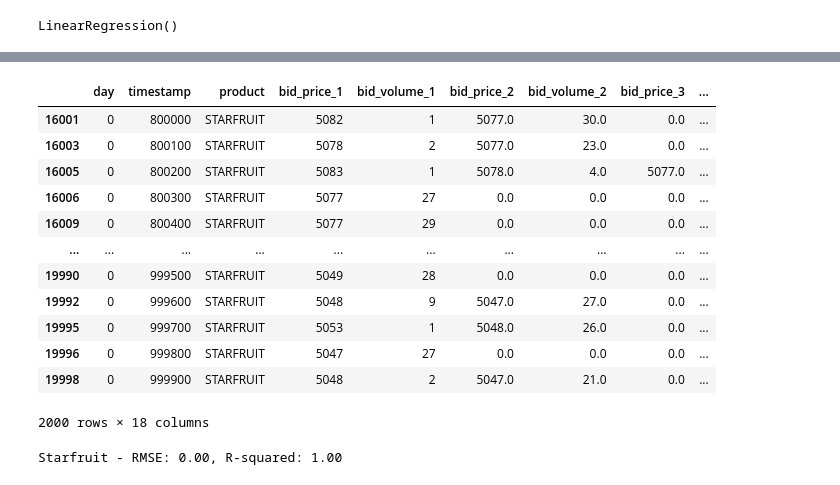
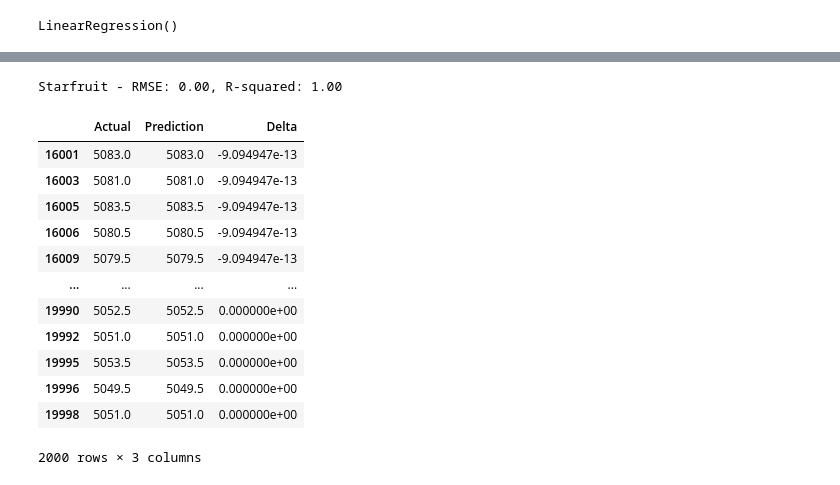
Before and after one commit to albertbw011/IMCProsperity, a Jupyter notebook: IMC Data.ipynb, the cells around one changed output, grey strips where cells are left out. Drawn from its saved outputs; the diff is of its cells as text; code cells hidden in the pictures.

```diff
--- a/IMC Data.ipynb
+++ b/IMC Data.ipynb
@@ -108,25 +63,26 @@ train_df
-# %%
-test_df
-# %% [output]
-|  | day | timestamp | product | bid_price_1 | bid_volume_1 | bid_price_2 | bid_volume_2 | bid_price_3 | ... |
-| 16001 | 0 | 800000 | STARFRUIT | 5082 | 1 | 5077.0 | 30.0 | 0.0 | ... |
-| 16003 | 0 | 800100 | STARFRUIT | 5078 | 2 | 5077.0 | 23.0 | 0.0 | ... |
-| 16005 | 0 | 800200 | STARFRUIT | 5083 | 1 | 5078.0 | 4.0 | 5077.0 | ... |
-| 16006 | 0 | 800300 | STARFRUIT | 5077 | 27 | 0.0 | 0.0 | 0.0 | ... |
-| 16009 | 0 | 800400 | STARFRUIT | 5077 | 29 | 0.0 | 0.0 | 0.0 | ... |
-| ... | ... | ... | ... | ... | ... | ... | ... | ... | ... |
-| 19990 | 0 | 999500 | STARFRUIT | 5049 | 28 | 0.0 | 0.0 | 0.0 | ... |
-| 19992 | 0 | 999600 | STARFRUIT | 5048 | 9 | 5047.0 | 27.0 | 0.0 | ... |
-| 19995 | 0 | 999700 | STARFRUIT | 5053 | 1 | 5048.0 | 26.0 | 0.0 | ... |
-| 19996 | 0 | 999800 | STARFRUIT | 5047 | 27 | 0.0 | 0.0 | 0.0 | ... |
-| 19998 | 0 | 999900 | STARFRUIT | 5048 | 2 | 5047.0 | 21.0 | 0.0 | ... |
-2000 rows × 18 columns
 # %%
 X_test_starfruit = test_df[['mid_price', 'mid_price_ma5']]
 y_test_starfruit = test_df['mid_price']
 y_pred_starfruit = model_starfruit.predict(X_test_starfruit)
 rmse_starfruit = np.sqrt(mean_squared_error(y_test_starfruit, y_pred_starfruit))
 r2_starfruit = r2_score(y_test_starfruit, y_pred_starfruit)
 print(f"Starfruit - RMSE: {rmse_starfruit:.2f}, R-squared: {r2_starfruit:.2f}")
+
+comp_df = pd.DataFrame({'Actual': y_test_starfruit, 'Prediction': y_pred_starfruit})
+comp_df['Delta'] = comp_df['Actual'] - comp_df['Prediction']
+display(comp_df)
 # %% [output]
 Starfruit - RMSE: 0.00, R-squared: 1.00
+|  | Actual | Prediction | Delta |
+| 16001 | 5083.0 | 5083.0 | -9.094947e-13 |
+| 16003 | 5081.0 | 5081.0 | -9.094947e-13 |
+| 16005 | 5083.5 | 5083.5 | -9.094947e-13 |
+| 16006 | 5080.5 | 5080.5 | -9.094947e-13 |
+| 16009 | 5079.5 | 5079.5 | -9.094947e-13 |
+| ... | ... | ... | ... |
+| 19990 | 5052.5 | 5052.5 | 0.000000e+00 |
+| 19992 | 5051.0 | 5051.0 | 0.000000e+00 |
+| 19995 | 5053.5 | 5053.5 | 0.000000e+00 |
+| 19996 | 5049.5 | 5049.5 | 0.000000e+00 |
+| 19998 | 5051.0 | 5051.0 | 0.000000e+00 |
+2000 rows × 3 columns
```
Also changed, not shown: parts of 9 cells of this notebook, 1 other file.
